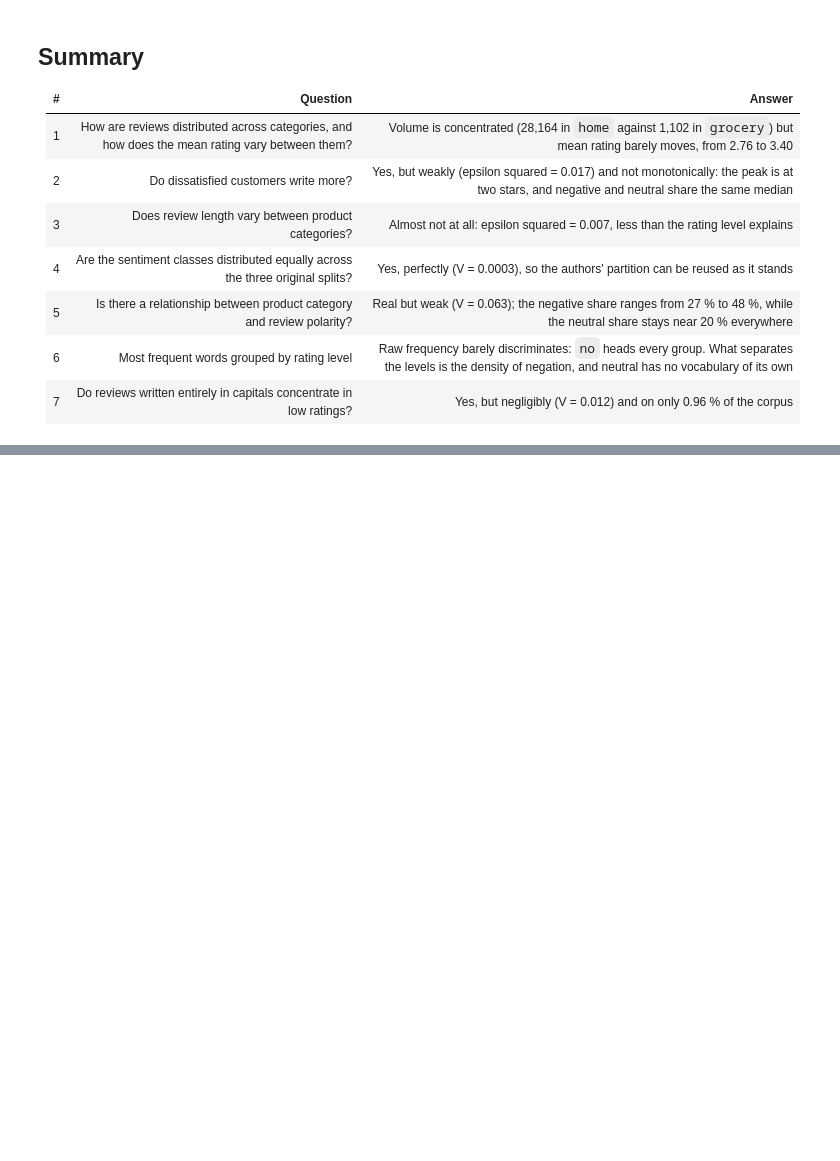
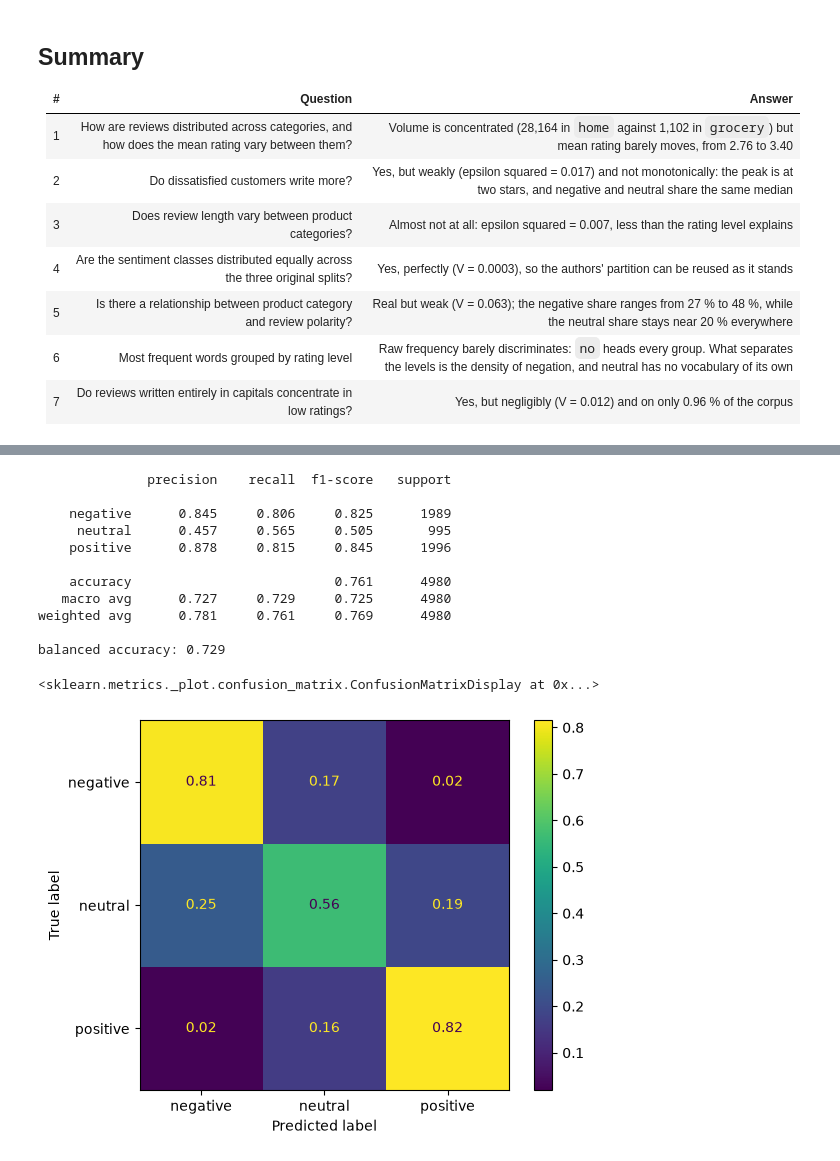
Before and after one commit to AlejandroBeldaFernandez/Amazon-Reviews-Spanish, a Jupyter notebook: Amazon_Reviews.ipynb, the cells around one changed output, grey strips where cells are left out. Saved outputs shown, nothing was run; the diff lists cells and outputs as text; code cells hidden in the pictures; blank space fills up the shorter version.

```diff
--- a/Amazon_Reviews.ipynb
+++ b/Amazon_Reviews.ipynb
@@ -1449,0 +1700,20 @@ rather than counts, since the neutral class holds half as many reviews as the ot
+# %%
+test_pred = pipe.predict(text_test)
+
+print(classification_report(y_test, test_pred, digits=3))
+print('balanced accuracy:', round(balanced_accuracy_score(y_test, test_pred), 3))
+ConfusionMatrixDisplay.from_predictions(y_test, test_pred, normalize='true', values_format='.2f')
+# %% [output]
+              precision    recall  f1-score   support
+
+    negative      0.845     0.806     0.825      1989
+     neutral      0.457     0.565     0.505       995
+    positive      0.878     0.815     0.845      1996
+
+    accuracy                          0.761      4980
+   macro avg      0.727     0.729     0.725      4980
+weighted avg      0.781     0.761     0.769      4980
+
+balanced accuracy: 0.729
+<sklearn.metrics._plot.confusion_matrix.ConfusionMatrixDisplay at 0x...>
+[figure, added]
```
Also changed, not shown: parts of 16 cells of this notebook, 1 other file.
